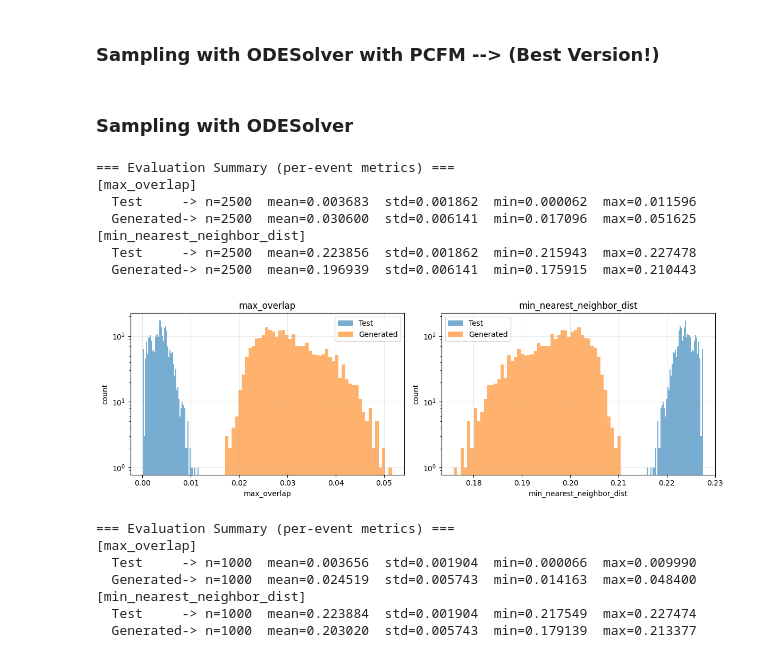
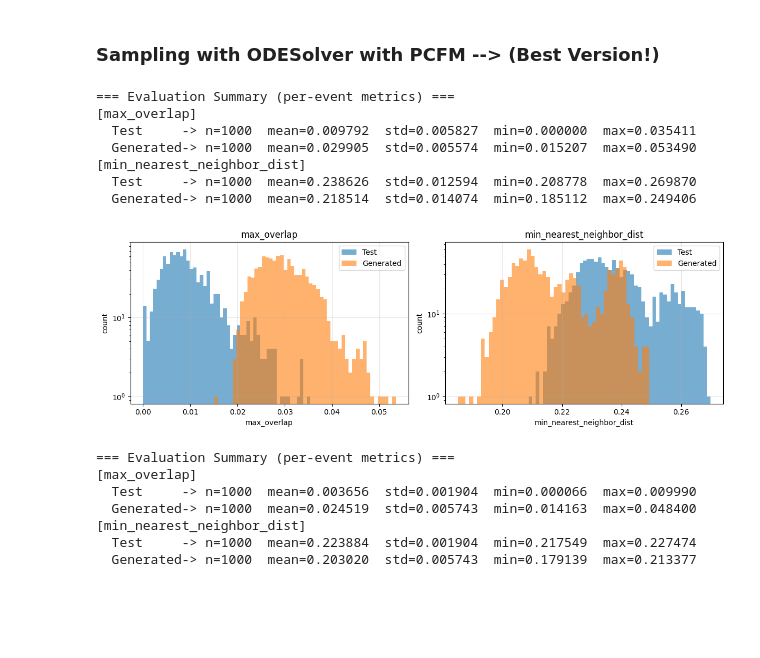
Before and after one commit to berczig/SpherePackings, a Jupyter notebook: diffuse_boost/spheres_in_cube/FlowMatching_var.ipynb, the cells around one changed output. Cells and saved outputs as stored; diff of their text form; code cells hidden in the pictures; blank space fills up the shorter version.

```diff
--- a/diffuse_boost/spheres_in_cube/FlowMatching_var.ipynb
+++ b/diffuse_boost/spheres_in_cube/FlowMatching_var.ipynb
@@ -460,9 +460,10 @@ def train_flow_model(
 
 @torch.no_grad()
 def sample_flow_model(model, optimizer, num_samples, batch_size, num_points,
-                      device, sphere_radius, clip_min, clip_max, dim, cond_loader=None):
+                      device, sphere_radius, clip_min, clip_max, dim,
+                      cond_loader=None, return_masks = False):
 
-    # Hyperparameters (unchanged)
+    # Hyperparameters
     N_steps = 100
     ode_method = 'midpoint'
     ode_step_cap = 0.1
@@ -600,7 +601,7 @@ def sample_flow_model(model, optimizer, num_samples, batch_size, num_points,
     model.eval()
     optimizer.eval()
 
-    samples, remaining = [], int(num_samples)
+    samples, masks_out, remaining = [], [], int(num_samples)
     cond_iter = iter(cond_loader) if cond_loader is not None else None
 
     while remaining > 0:
@@ -656,9 +657,15 @@ def sample_flow_model(model, optimizer, num_samples, batch_size, num_points,
 
         u = _final_polish(u, r_batch, mask)
         samples.append(u.cpu().numpy())
+        if return_masks:
+            masks_out.append(mask.cpu().numpy())
         remaining -= bs
 
-    return np.concatenate(samples, axis=0)   # (num_samples, d, num_points)
+    samples_np = np.concatenate(samples, axis=0)          # (num_samples, d, num_points)
+    if return_masks:
+        masks_np = np.concatenate(masks_out, axis=0)      # (num_samples, num_points)
+        return samples_np, masks_np
+    return samples_np
 # %%
 from bisect import bisect_right
 import torch
@@ -951,7 +958,7 @@ pts = int(sec['num_spheres'])
 save_g = sec['save_generated_path']
 mixed_cond_path = sec.get('mixed_cond_path', None)  # e.g. "mixed_sphere_cond.pt"
 
-dev = torch.device('cuda:0' if torch.cuda.is_available() else 'cpu')
+dev = torch.device('cuda:1' if torch.cuda.is_available() else 'cpu')
 full_ds = SpherePackingDataset(
     path,
     radius=radius,
@@ -1011,10 +1018,10 @@ if base_ds is not None and getattr(base_ds, 'mixed_mode', False):
     if gen_points is None or gen_points <= 0:
         gen_points = maxN
 
-samples = sample_flow_model(
+samples, masks = sample_flow_model(
     model, opt, num_new, batch_n, gen_points,
     dev, radius, clip_r, clip_r, d,
-    cond_loader=test_loader
+    cond_loader=test_loader, return_masks = True
 )
 
 os.makedirs(save_g, exist_ok=True)
@@ -2208,2 +2037,0 @@ def sample_flow_model(model, optimizer, num_samples, batch_size, num_points,
-# %% [markdown]
-### Sampling with ODESolver
@@ -2267,29 +2038,33 @@ def sample_flow_model(model, optimizer, num_samples, batch_size, num_points,
 # %%
-#Sampling with PCFM v1
+gen_points = pts
+base_ds = getattr(test_loader.dataset, 'dataset', None)
+if base_ds is not None and getattr(base_ds, 'mixed_mode', False):
+    gen_points = max(g["N"] for g in base_ds.groups)
+
 results = run_full_evaluation_and_plots(
     model=model,
     optimizer=opt,
-    test_loader=test_loader,
+    test_loader=test_loader,   #(x, cond, mask), per-sample r used internally
     device=dev,
-    radius=radius,
+    radius=radius,             # kept for signature; sampler uses cond radii since cond_loader is set
     clip_range=clip_r,
     d=d,
-    num_points=pts,
-    num_eval_events=2500,
+    num_points=gen_points,
+    num_eval_events=1000,
     gen_batch_size=100,
     boundary_mode='box',
     use_freud=False,
     density_hists=False
 )
 # %% [output]
 === Evaluation Summary (per-event metrics) ===
 [max_overlap]
-  Test     -> n=2500  mean=0.003683  std=0.001862  min=0.000062  max=0.011596
-  Generated-> n=2500  mean=0.030600  std=0.006141  min=0.017096  max=0.051625
+  Test     -> n=1000  mean=0.009792  std=0.005827  min=0.000000  max=0.035411
+  Generated-> n=1000  mean=0.029905  std=0.005574  min=0.015207  max=0.053490
 [min_nearest_neighbor_dist]
-  Test     -> n=2500  mean=0.223856  std=0.001862  min=0.215943  max=0.227478
-  Generated-> n=2500  mean=0.196939  std=0.006141  min=0.175915  max=0.210443
+  Test     -> n=1000  mean=0.238626  std=0.012594  min=0.208778  max=0.269870
+  Generated-> n=1000  mean=0.218514  std=0.014074  min=0.185112  max=0.249406
-[figure, old version]
+[figure, new version]
 # %%
 #Sampling with PCFM v2 (BEST)
 results = run_full_evaluation_and_plots(
```
Also changed, not shown: parts of 9 cells of this notebook.
